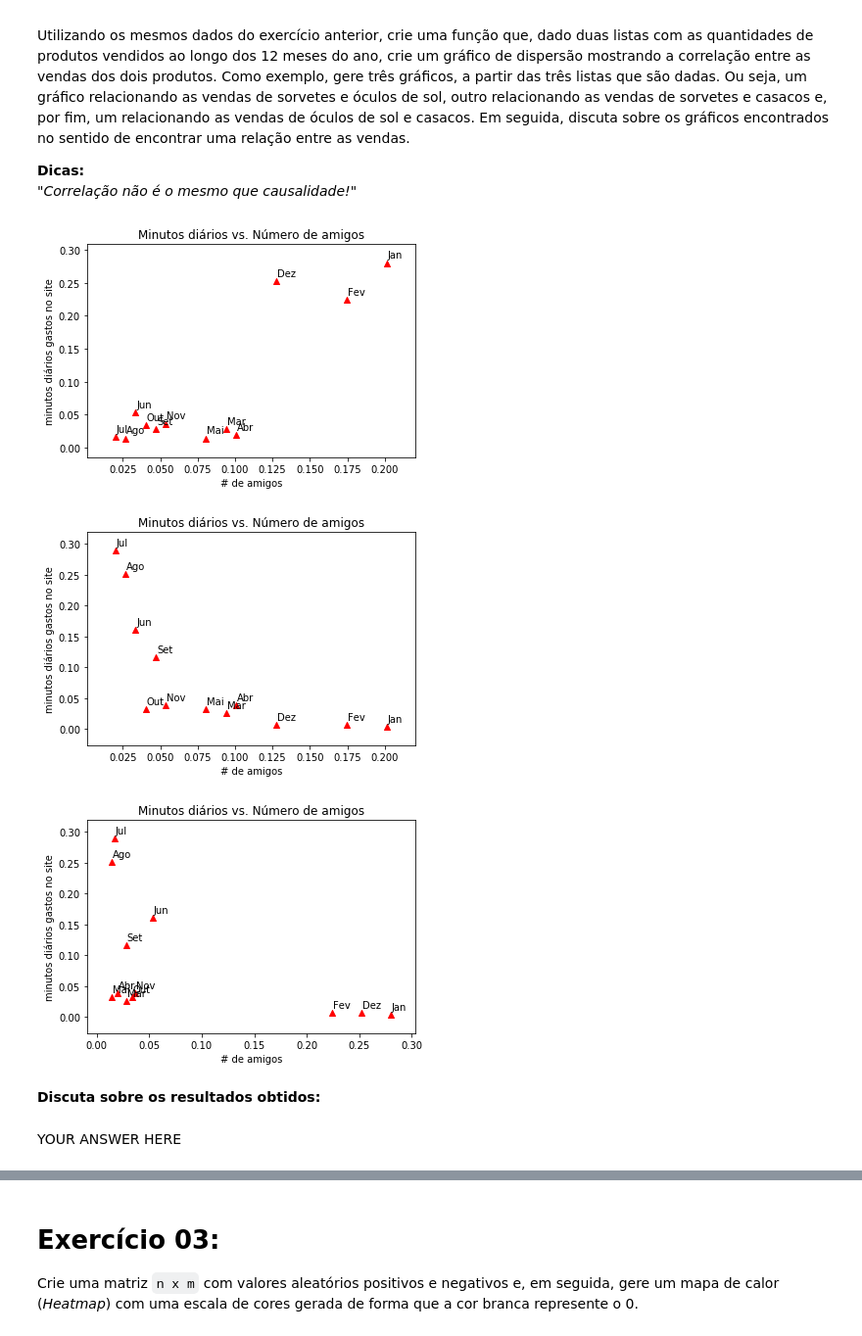
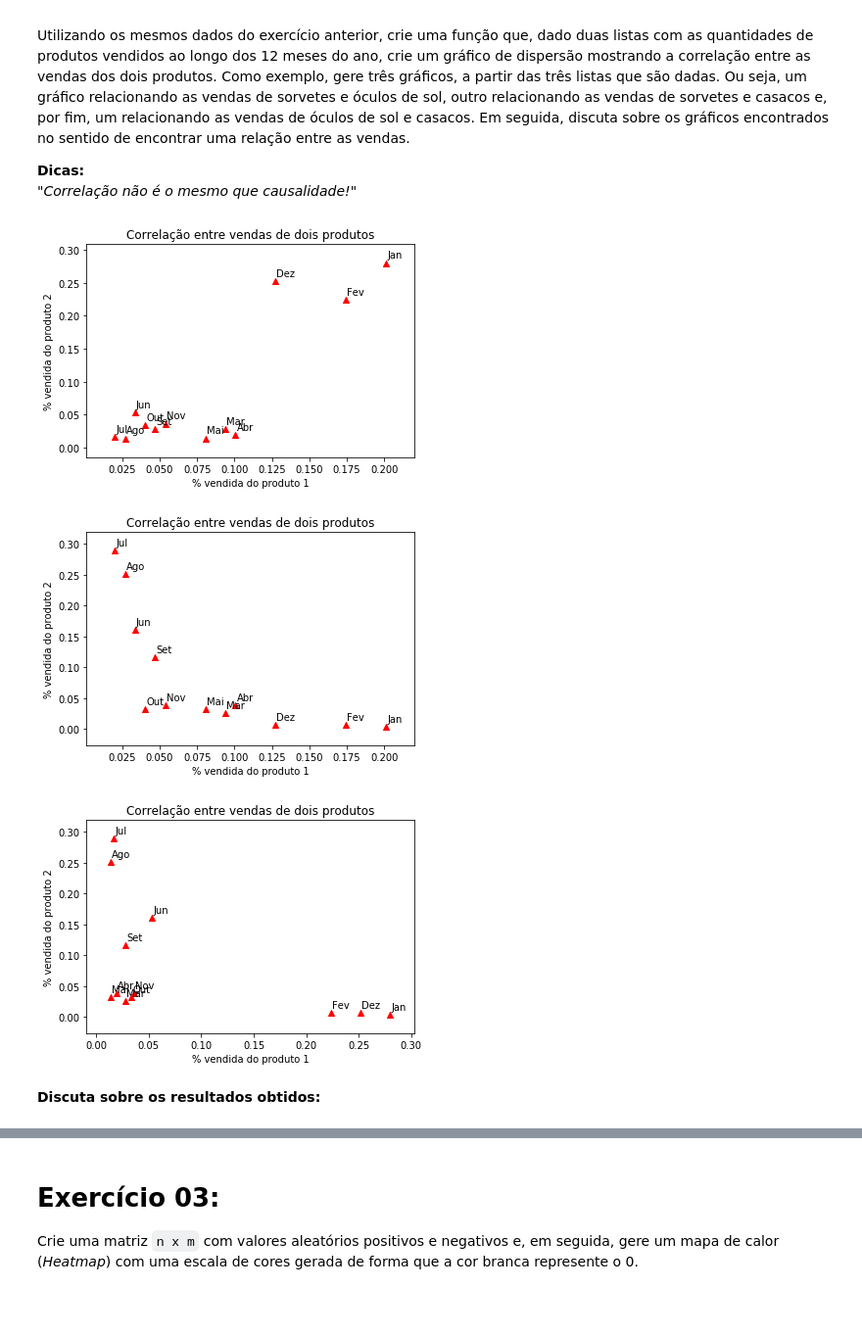
Before and after one commit to innng/data-science-introduction, a Jupyter notebook: lista02.ipynb, the cells around one changed output, grey strips where cells are left out. Shown: that part at 98% size. Cells and saved outputs as stored; diff of their text form; code cells hidden in the pictures; blank space fills up the shorter version.

```diff
--- a/lista02.ipynb
+++ b/lista02.ipynb
@@ -43,35 +42,33 @@ __Dicas:__
 # %%
 from matplotlib import pyplot as plt
 
 #Exemplo:
 ice_cream = [3000, 2600, 1400, 1500, 1200, 500, 300, 400, 700, 600, 800, 1900]
 sunglasses = [1000, 800, 100, 70, 50, 190, 60, 50, 100, 120, 130, 900]
 coats = [10, 20, 80, 120, 100, 500, 900, 780, 360, 100, 120, 20]
 labels = ["Jan", "Fev", "Mar", "Abr", "Mai", "Jun", "Jul", "Ago", "Set", "Out", "Nov", "Dez"]
 
 def scatter(list1, list2):
 
     list3 = [x/sum(list1) for x in list1]
     list4 = [x/sum(list2) for x in list2]
 
     plt.scatter(list3, list4, c='red', marker='^')
 
     for label, product1, product2 in zip(labels, list3, list4):
         plt.annotate(label, xy=(product1, product2), xytext=(1, 5), textcoords='offset points')
 
-    plt.title("Minutos diários vs. Número de amigos")
-    plt.xlabel("# de amigos")
-    plt.ylabel("minutos diários gastos no site")
+    plt.title("Correlação entre vendas de dois produtos")
+    plt.xlabel("% vendida do produto 1")
+    plt.ylabel("% vendida do produto 2")
     plt.show()
 
 scatter(ice_cream, sunglasses)
 scatter(ice_cream, coats)
 scatter(sunglasses, coats)
 # %% [output]
-[figure, old version]
+[figure, new version]
-[figure, old version]
+[figure, new version]
-[figure, old version]
+[figure, new version]
 # %% [markdown]
 __Discuta sobre os resultados obtidos:__
-# %% [markdown]
-YOUR ANSWER HERE
```
Also changed, not shown: parts of 2 cells of this notebook.
